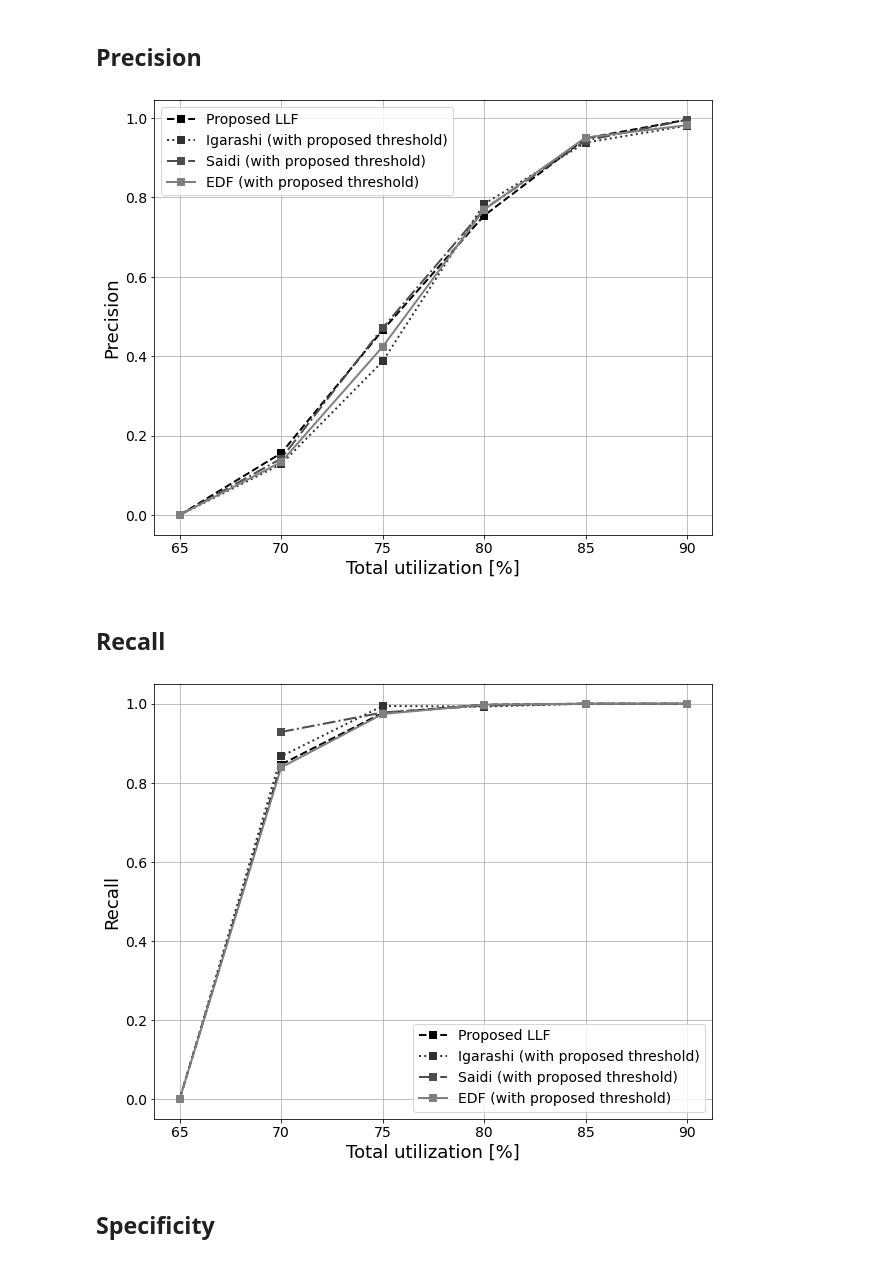
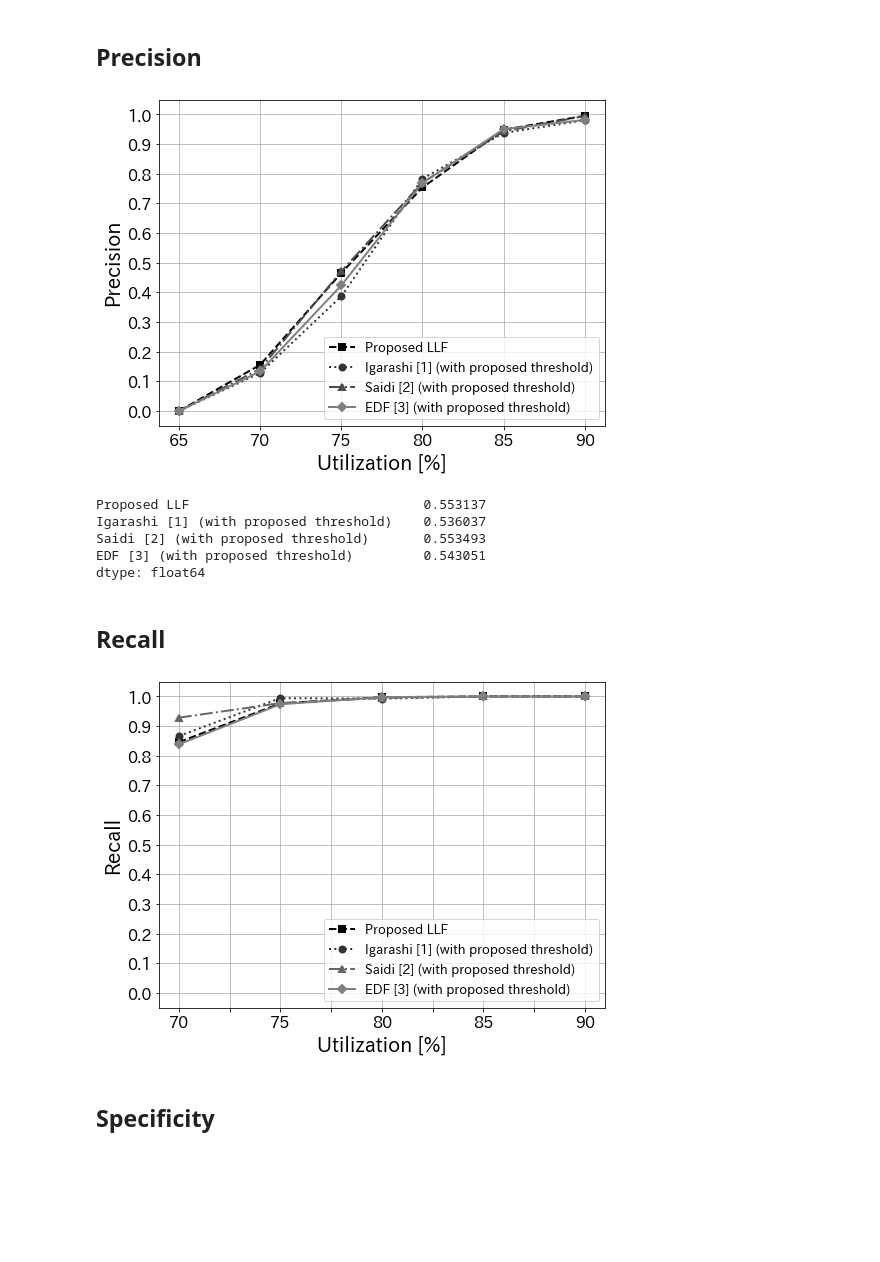
Before and after one commit to atsushi421/DED_simulator, a Jupyter notebook: analyze_results.ipynb, the cells around one changed output. Drawn from its saved outputs; the diff is of its cells as text; code cells hidden in the pictures; blank space fills up the shorter version.

```diff
--- a/analyze_results.ipynb
+++ b/analyze_results.ipynb
@@ -72,6 +80,7 @@ def stack_bar_plot(
 
     plt.show()
 # %%
+import numpy as np
 from matplotlib.colors import ListedColormap
 
 def line_plot(
@@ -84,17 +93,19 @@ def line_plot(
     cmap = ListedColormap(colors, name="custom")
     fig, ax = plt.subplots()
     df.plot(ax=ax,
-            figsize=(10, 8),
+            figsize=(8, 6),
             colormap=cmap,
-            style=['s--', 's:', 's-.', 's-'],
+            style=['s--', 'o:', '^-.', 'D-'],
             linewidth=2,
             markersize=6,
             markeredgewidth=2,
             grid=True,
-            fontsize=14)
-    ax.set_xlabel(xlabel, fontsize=18)
-    ax.set_ylabel(ylabel, fontsize=18)
-    ax.legend(fontsize=14)
+            fontsize=16)
+    ax.set_ylim(-0.05, 1.05)
+    ax.set_yticks(np.arange(0, 1.01, 0.1))
+    ax.set_xlabel(xlabel, fontsize=20)
+    ax.set_ylabel(ylabel, fontsize=20)
+    ax.legend(fontsize=13, loc='lower right')
 
     if save_name:
         plt.savefig(f'./results/figures/{save_name}')
@@ -105,8 +116,8 @@ def rename_colmuns_to_with_proposed(
     df: pd.DataFrame
 ) -> None:
     df.rename(columns={'proposed': 'Proposed LLF',
-                       'Igarashi': 'Igarashi (with proposed threshold)',
-                       'Saidi': 'Saidi (with proposed threshold)',
-                       'EDF': 'EDF (with proposed threshold)'},
+                       'Igarashi': 'Igarashi [1] (with proposed threshold)',
+                       'Saidi': 'Saidi [2] (with proposed threshold)',
+                       'EDF': 'EDF [3] (with proposed threshold)'},
               inplace=True)
 # %% [markdown]
@@ -173,9 +184,17 @@ for method in METHOD_NAMES:
 # %%
 precision_df = precision_df.T
 rename_colmuns_to_with_proposed(precision_df)
-line_plot(precision_df, 'Total utilization [%]', 'Precision', 'line_plot_precision.png')
+line_plot(precision_df, 'Utilization [%]', 'Precision', 'line_plot_precision.pdf')
 # %% [output]
-[figure, old version]
+[figure, new version]
+# %%
+precision_df.mean()
+# %% [output]
+Proposed LLF                              0.553137
+Igarashi [1] (with proposed threshold)    0.536037
+Saidi [2] (with proposed threshold)       0.553493
+EDF [3] (with proposed threshold)         0.543051
+dtype: float64
 # %% [markdown]
 ## Recall
 # %%
@@ -185,11 +204,12 @@ recall_df = pd.DataFrame(index=METHOD_NAMES,
 for method in METHOD_NAMES:
     recall_df.loc[method] = utilization_df_dict[method].loc['TP'] / (utilization_df_dict[method].loc['TP'] + utilization_df_dict[method].loc['FN'])
 # %%
+recall_df.drop('65', axis=1, inplace=True)  # HACK
 recall_df = recall_df.T
 rename_colmuns_to_with_proposed(recall_df)
-line_plot(recall_df, 'Total utilization [%]', 'Recall', 'line_plot_recall.png')
+line_plot(recall_df, 'Utilization [%]', 'Recall', 'line_plot_recall.pdf')
 # %% [output]
-[figure, old version]
+[figure, new version]
 # %% [markdown]
 ## Specificity
 # %%
```
Also changed, not shown: parts of 17 cells of this notebook, 10 other files.
